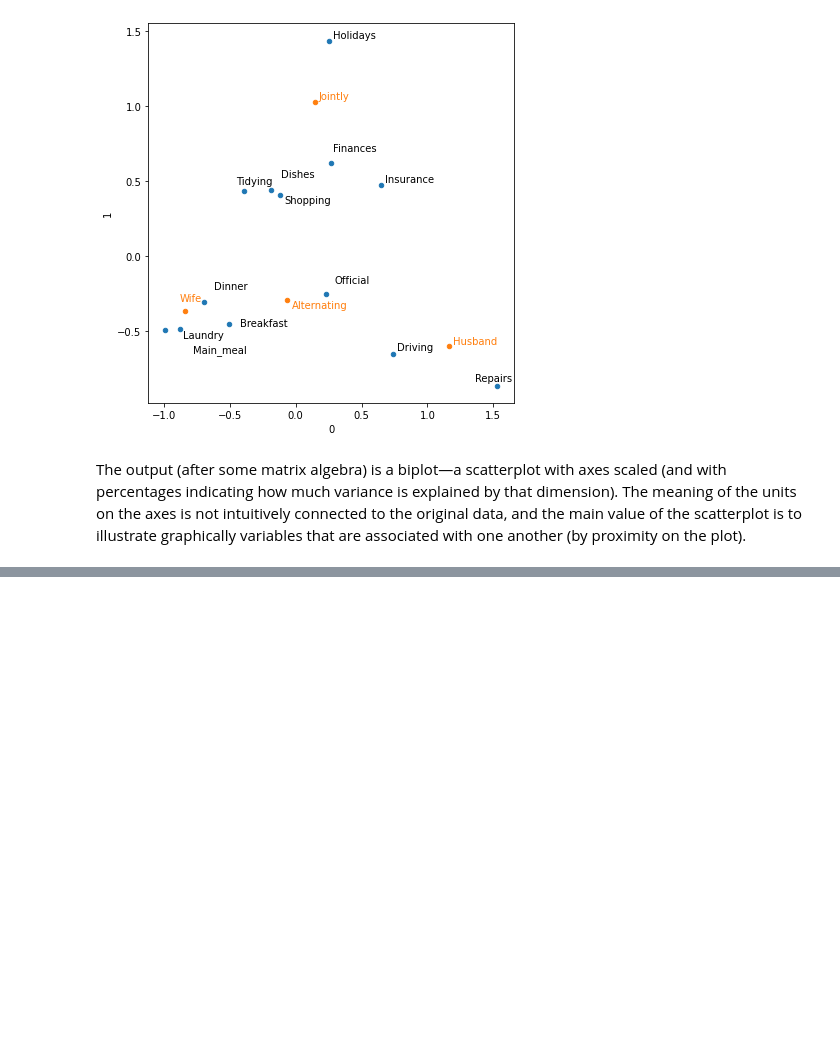
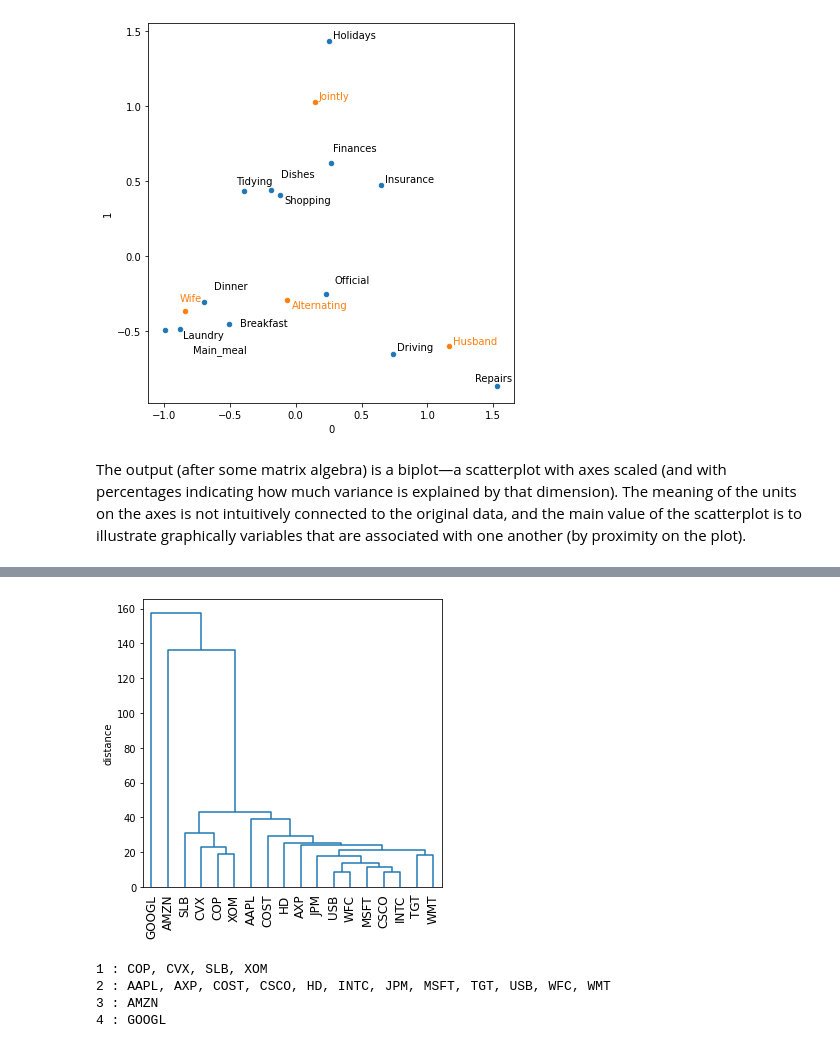
Before and after one commit to beauvilerobed/statistics-for-data-science, a Jupyter notebook: 7_UnsupervisedLearning.ipynb, the cells around one changed output, grey strips where cells are left out. Saved outputs shown, nothing was run; the diff lists cells and outputs as text; code cells hidden in the pictures; blank space fills up the shorter version.

```diff
--- a/7_UnsupervisedLearning.ipynb
+++ b/7_UnsupervisedLearning.ipynb
@@ -247,0 +409,7 @@ K-means divides the data into K clusters by minimizing the sum of the squared di
+# %%
+syms1 = ['AAPL', 'AMZN', 'AXP', 'COP', 'COST', 'CSCO', 'CVX', 'GOOGL', 'HD',
+         'INTC', 'JPM', 'MSFT', 'SLB', 'TGT', 'USB', 'WFC', 'WMT', 'XOM']
+df = sp500_px.loc[sp500_px.index >= '2011-01-01', syms1].transpose()
+
+Z = linkage(df, method='complete')
+print(Z.shape)
@@ -247,0 +423,20 @@ K-means divides the data into K clusters by minimizing the sum of the squared di
+# %%
+fig, ax = plt.subplots(figsize=(5, 5))
+dendrogram(Z, labels=list(df.index), color_threshold=0)
+plt.xticks(rotation=90)
+ax.set_ylabel('distance')
+
+plt.tight_layout()
+plt.show()
+# %% [output]
+[figure, added]
+# %%
+memb = fcluster(Z, 4, criterion='maxclust')
+memb = pd.Series(memb, index=df.index)
+for key, item in memb.groupby(memb):
+    print(f"{key} : {', '.join(item.index)}")
+# %% [output]
+1 : COP, CVX, SLB, XOM
+2 : AAPL, AXP, COST, CSCO, HD, INTC, JPM, MSFT, TGT, USB, WFC, WMT
+3 : AMZN
+4 : GOOGL
```
Also changed, not shown: parts of 40 cells of this notebook.
